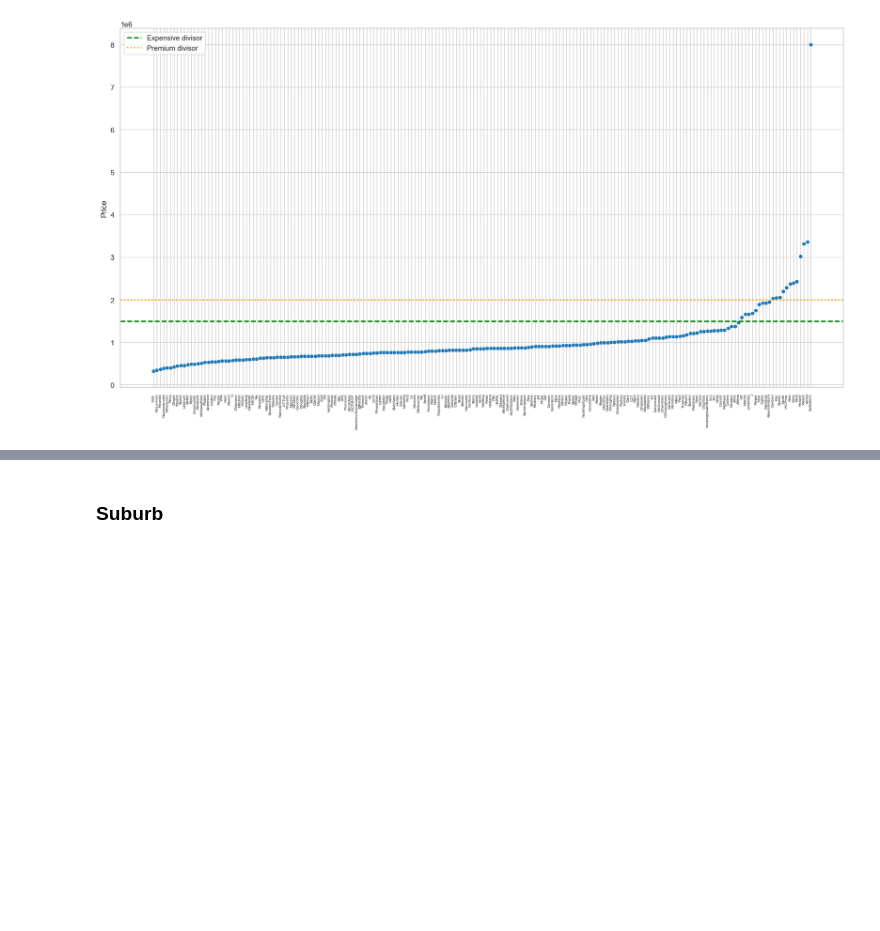
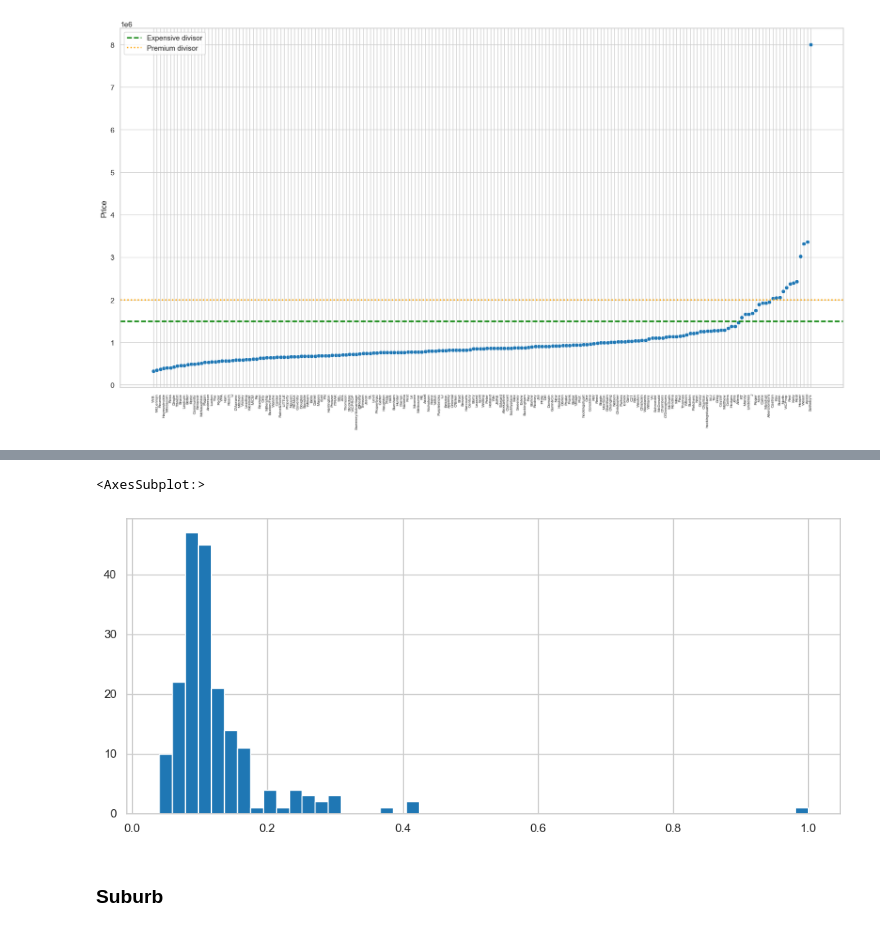
Before and after one commit to nil-andreu/machine-learning-posgrade, a Jupyter notebook: Project 2: Housing Price Prediction/House Pred.ipynb, the cells around one changed output, grey strips where cells are left out. Drawn from its saved outputs; the diff is of its cells as text; code cells hidden in the pictures; blank space fills up the shorter version.

Commit message:
[NEW] Seller scoring

```diff
--- a/Project 2: Housing Price Prediction/House Pred.ipynb
+++ b/Project 2: Housing Price Prediction/House Pred.ipynb
@@ -943,0 +948,6 @@ test_set_processed = classify_category(
+# %%
+seller_means = pd.DataFrame(train_set_processed\
+    .groupby('SellerG')\
+    .mean()['Price']\
+    .sort_values())
+seller_means.head(3)
@@ -943,0 +960,8 @@ test_set_processed = classify_category(
+# %%
+max_seller_mean = seller_means.Price.max()
+seller_means['price_mean_proportion'] = seller_means['Price'] / max_seller_mean
+# %%
+seller_means.price_mean_proportion.hist(bins=50)
+# %% [output]
+<AxesSubplot:>
+[figure, added]
```
Also changed, not shown: parts of 6 cells of this notebook.
